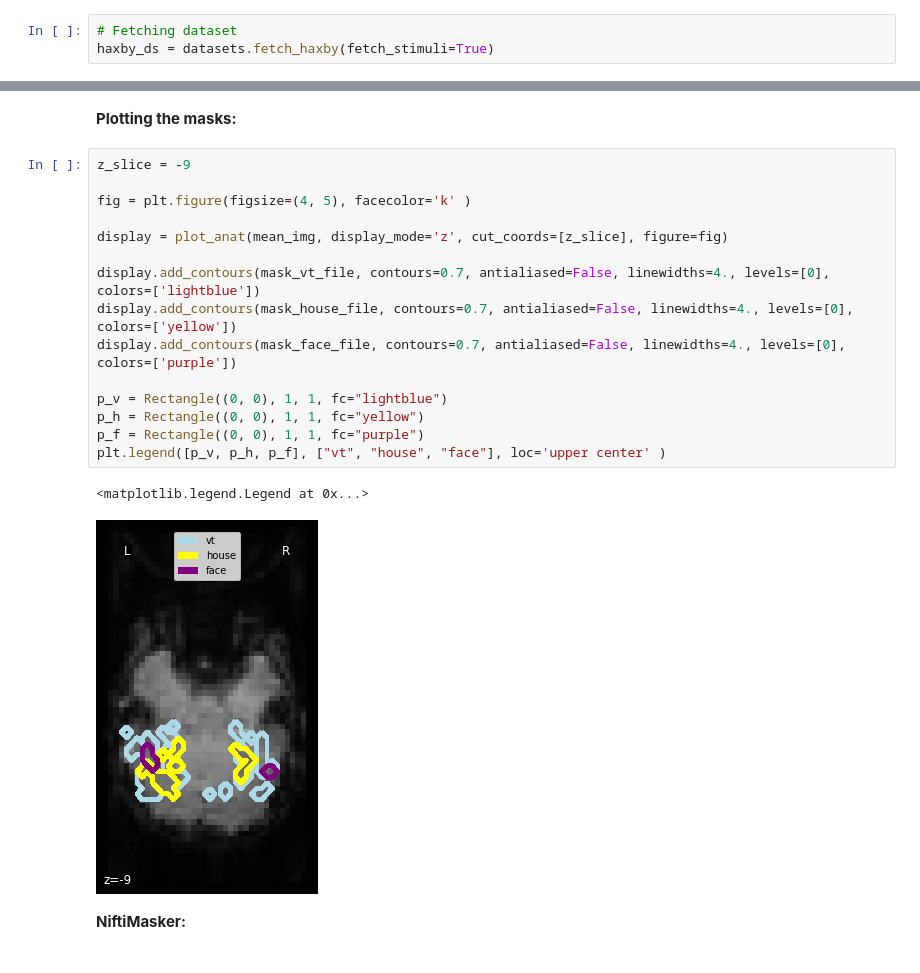
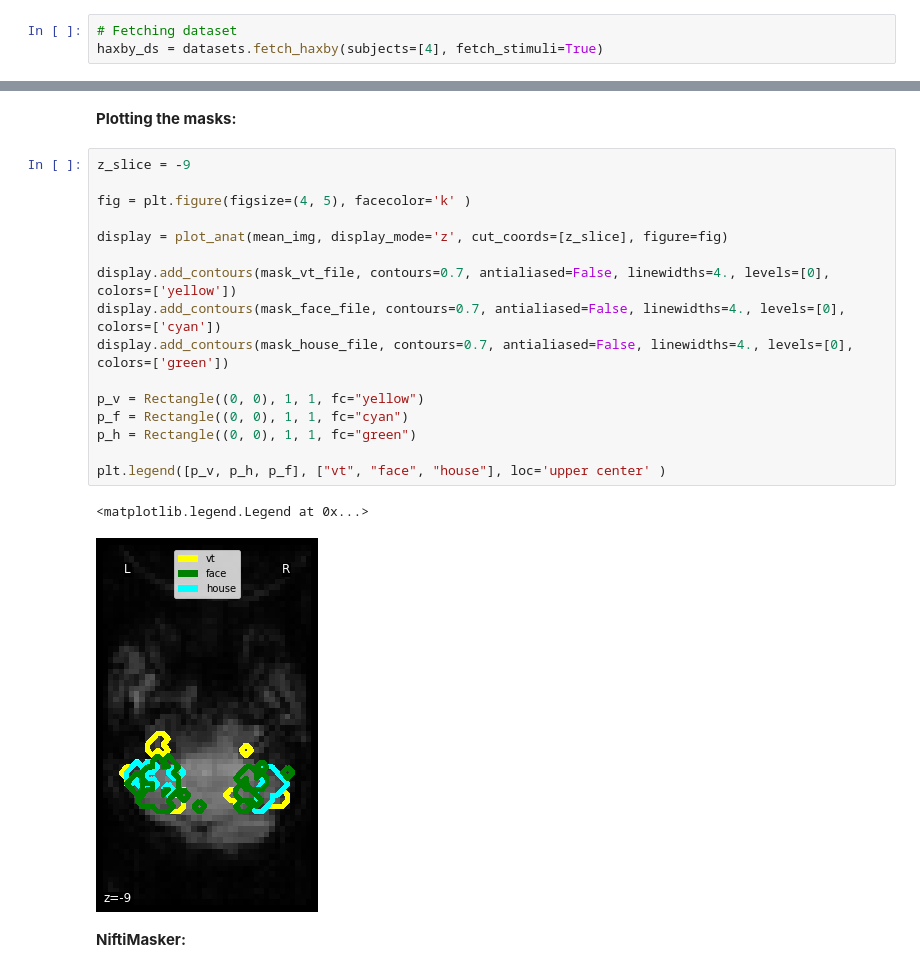
Before and after one commit to brainhack-school2020/BHS_project_SRastegarnia, a Jupyter notebook: Data-visualization.ipynb, the cells around one changed output, grey strips where cells are left out. Saved outputs shown, nothing was run; the diff lists cells and outputs as text.

```diff
--- a/Data-visualization.ipynb
+++ b/Data-visualization.ipynb
@@ -17,7 +20,7 @@ from matplotlib.patches import Rectangle
 %matplotlib inline
 # %%
 # Fetching dataset
-haxby_ds = datasets.fetch_haxby(fetch_stimuli=True)
+haxby_ds = datasets.fetch_haxby(subjects=[4], fetch_stimuli=True)
 # %%
 haxby_ds.keys()
 # %% [output]
@@ -113,21 +109,22 @@ plotting.plot_roi(mask_vt_file, bg_img=anat_file, cmap='Paired', black_bg='true'
 # %%
 z_slice = -9
 
 fig = plt.figure(figsize=(4, 5), facecolor='k' )
 
 display = plot_anat(mean_img, display_mode='z', cut_coords=[z_slice], figure=fig)
 
-display.add_contours(mask_vt_file, contours=0.7, antialiased=False, linewidths=4., levels=[0], colors=['lightblue'])
-display.add_contours(mask_house_file, contours=0.7, antialiased=False, linewidths=4., levels=[0], colors=['yellow'])
-display.add_contours(mask_face_file, contours=0.7, antialiased=False, linewidths=4., levels=[0], colors=['purple'])
+display.add_contours(mask_vt_file, contours=0.7, antialiased=False, linewidths=4., levels=[0], colors=['yellow'])
+display.add_contours(mask_face_file, contours=0.7, antialiased=False, linewidths=4., levels=[0], colors=['cyan'])
+display.add_contours(mask_house_file, contours=0.7, antialiased=False, linewidths=4., levels=[0], colors=['green'])
 
-p_v = Rectangle((0, 0), 1, 1, fc="lightblue")
-p_h = Rectangle((0, 0), 1, 1, fc="yellow")
-p_f = Rectangle((0, 0), 1, 1, fc="purple")
-plt.legend([p_v, p_h, p_f], ["vt", "house", "face"], loc='upper center' )
+p_v = Rectangle((0, 0), 1, 1, fc="yellow")
+p_f = Rectangle((0, 0), 1, 1, fc="cyan")
+p_h = Rectangle((0, 0), 1, 1, fc="green")
+
+plt.legend([p_v, p_h, p_f], ["vt", "face", "house"], loc='upper center' )
 # %% [output]
 <matplotlib.legend.Legend at 0x...>
-[figure, old version]
+[figure, new version]
 # %% [markdown]
 **NiftiMasker:**
 # %%
```
Also changed, not shown: parts of 10 cells of this notebook, 1 other file.
